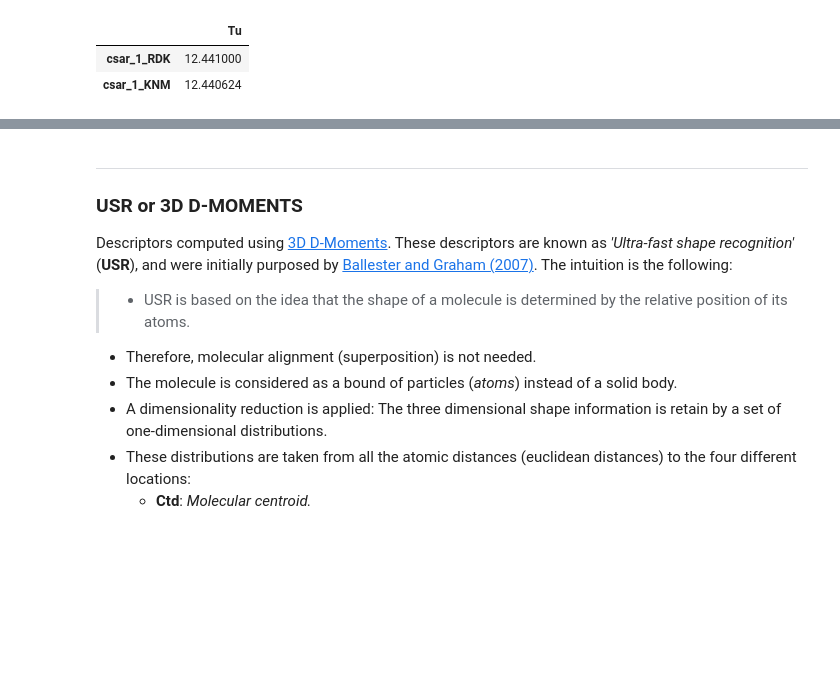
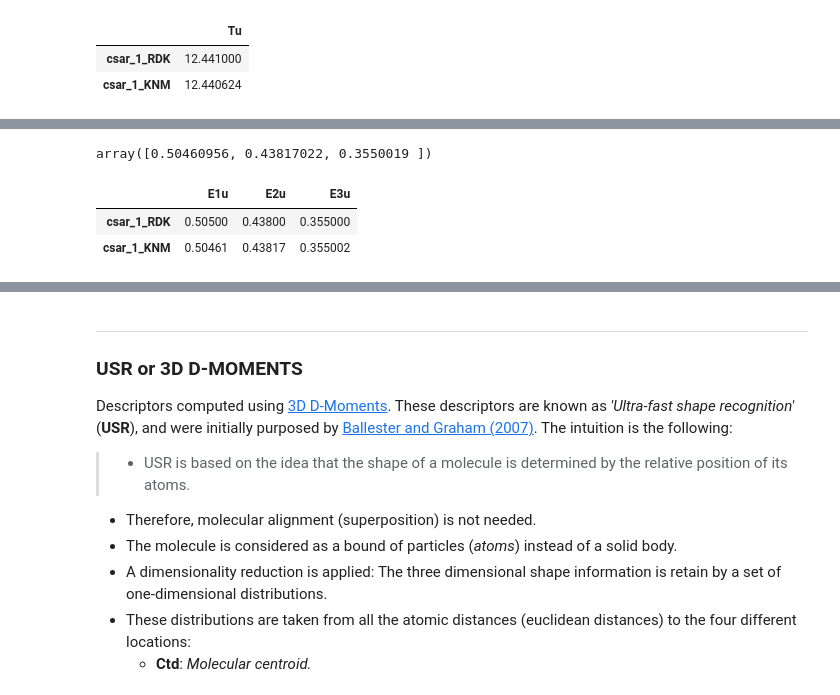
Before and after one commit to jRicciL/ERK2_notebooks, a Jupyter notebook: X_Reviewing_Fourches_work/KNIME_vs_RDKit_descriptors.ipynb, the cells around one changed output, grey strips where cells are left out. Drawn from its saved outputs; the diff is of its cells as text; code cells hidden in the pictures; blank space fills up the shorter version.

Commit message:
Included global WHIM descriptors D, V, T, A

```diff
--- a/X_Reviewing_Fourches_work/KNIME_vs_RDKit_descriptors.ipynb
+++ b/X_Reviewing_Fourches_work/KNIME_vs_RDKit_descriptors.ipynb
@@ -258,0 +359,11 @@ df_whim[['Tu']]
+# %%
+calc_Eu(mol)
+# The values are the same in KNIME and RDKit implementations
+# %% [output]
+array([0.50460956, 0.43817022, 0.3550019 ])
+# %%
+df_whim[['E1u', 'E2u', 'E3u']]
+# %% [output]
+|  | E1u | E2u | E3u |
+| csar_1_RDK | 0.50500 | 0.43800 | 0.355000 |
+| csar_1_KNM | 0.50461 | 0.43817 | 0.355002 |
```
Also changed, not shown: parts of 25 cells of this notebook.
